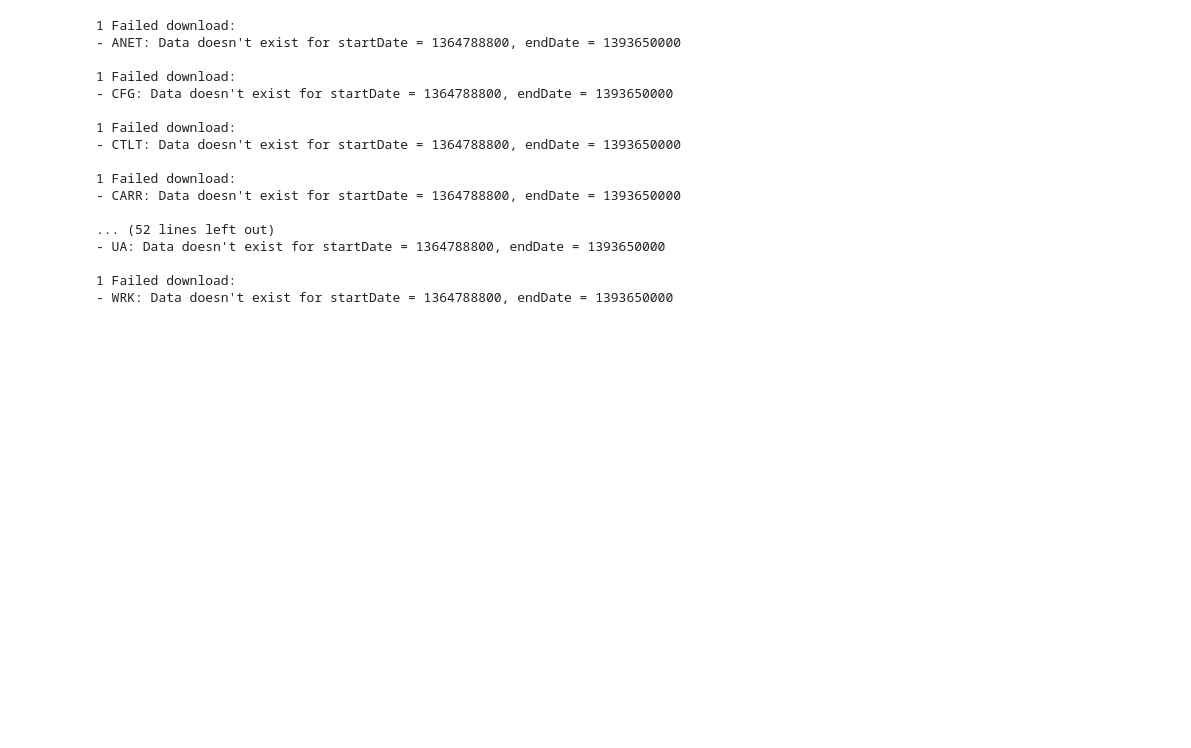
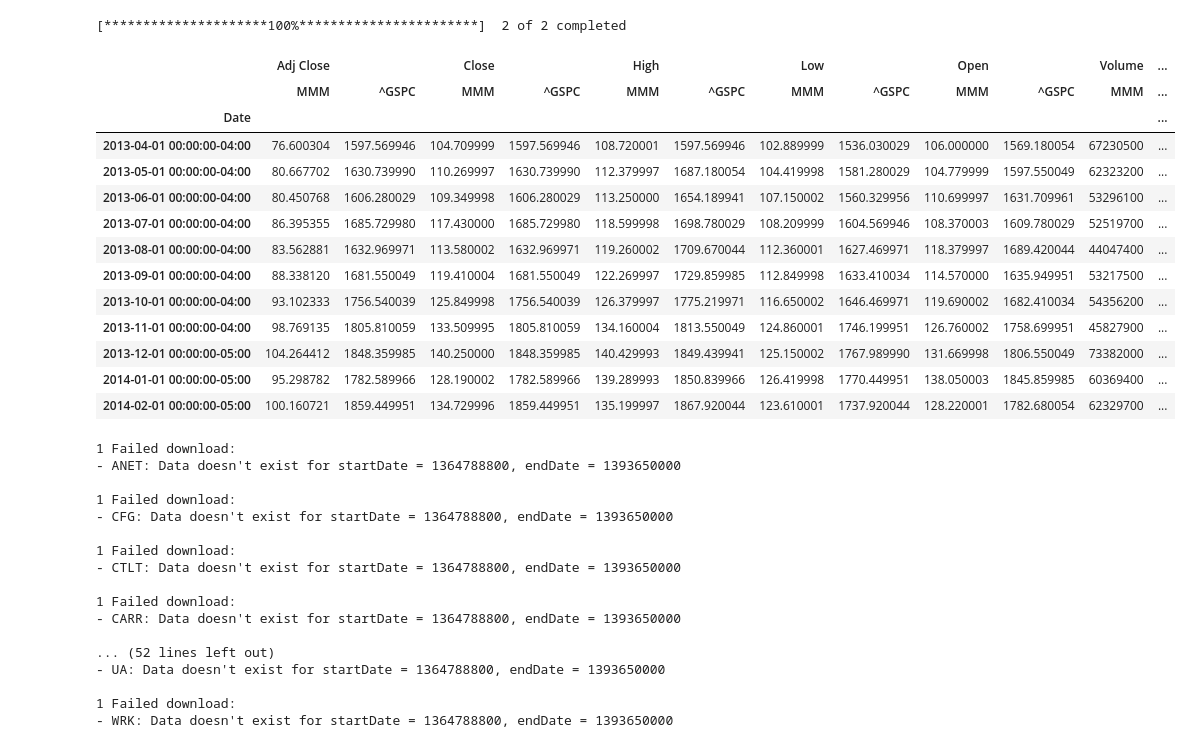
Before and after one commit to NicolaiVArends/BachelorThesis, a Jupyter notebook: notebooks/unittest.ipynb, the cells around one changed output. Cells and saved outputs as stored; diff of their text form; code cells hidden in the pictures; blank space fills up the shorter version.

```diff
--- a/notebooks/unittest.ipynb
+++ b/notebooks/unittest.ipynb
@@ -31,3 +29,24 @@ Populating the interactive namespace from numpy and matplotlib
+# %%
+raw_data = yfinance.download (tickers = ["^GSPC","MMM"], start = "2013-04-01",
+                              end = "2014-03-01", interval = "1mo")
+
+raw_data
+# %% [output]
+[*********************100%***********************]  2 of 2 completed
+|  | Adj Close |  | Close |  | High |  | Low |  | Open |  | Volume | ... |
+|  | MMM | ^GSPC | MMM | ^GSPC | MMM | ^GSPC | MMM | ^GSPC | MMM | ^GSPC | MMM | ... |
+| Date |  |  |  |  |  |  |  |  |  |  |  | ... |
+| 2013-04-01 00:00:00-04:00 | 76.600304 | 1597.569946 | 104.709999 | 1597.569946 | 108.720001 | 1597.569946 | 102.889999 | 1536.030029 | 106.000000 | 1569.180054 | 67230500 | ... |
+| 2013-05-01 00:00:00-04:00 | 80.667702 | 1630.739990 | 110.269997 | 1630.739990 | 112.379997 | 1687.180054 | 104.419998 | 1581.280029 | 104.779999 | 1597.550049 | 62323200 | ... |
+| 2013-06-01 00:00:00-04:00 | 80.450768 | 1606.280029 | 109.349998 | 1606.280029 | 113.250000 | 1654.189941 | 107.150002 | 1560.329956 | 110.699997 | 1631.709961 | 53296100 | ... |
+| 2013-07-01 00:00:00-04:00 | 86.395355 | 1685.729980 | 117.430000 | 1685.729980 | 118.599998 | 1698.780029 | 108.209999 | 1604.569946 | 108.370003 | 1609.780029 | 52519700 | ... |
+| 2013-08-01 00:00:00-04:00 | 83.562881 | 1632.969971 | 113.580002 | 1632.969971 | 119.260002 | 1709.670044 | 112.360001 | 1627.469971 | 118.379997 | 1689.420044 | 44047400 | ... |
+| 2013-09-01 00:00:00-04:00 | 88.338120 | 1681.550049 | 119.410004 | 1681.550049 | 122.269997 | 1729.859985 | 112.849998 | 1633.410034 | 114.570000 | 1635.949951 | 53217500 | ... |
+| 2013-10-01 00:00:00-04:00 | 93.102333 | 1756.540039 | 125.849998 | 1756.540039 | 126.379997 | 1775.219971 | 116.650002 | 1646.469971 | 119.690002 | 1682.410034 | 54356200 | ... |
+| 2013-11-01 00:00:00-04:00 | 98.769135 | 1805.810059 | 133.509995 | 1805.810059 | 134.160004 | 1813.550049 | 124.860001 | 1746.199951 | 126.760002 | 1758.699951 | 45827900 | ... |
+| 2013-12-01 00:00:00-05:00 | 104.264412 | 1848.359985 | 140.250000 | 1848.359985 | 140.429993 | 1849.439941 | 125.150002 | 1767.989990 | 131.669998 | 1806.550049 | 73382000 | ... |
+| 2014-01-01 00:00:00-05:00 | 95.298782 | 1782.589966 | 128.190002 | 1782.589966 | 139.289993 | 1850.839966 | 126.419998 | 1770.449951 | 138.050003 | 1845.859985 | 60369400 | ... |
+| 2014-02-01 00:00:00-05:00 | 100.160721 | 1859.449951 | 134.729996 | 1859.449951 | 135.199997 | 1867.920044 | 123.610001 | 1737.920044 | 128.220001 | 1782.680054 | 62329700 | ... |
 # %%
 weights = np.array([1/3,1/3,1/3])
 min_esg_score = 0
```
Also changed, not shown: parts of 1 cell of this notebook, 7 other files.
